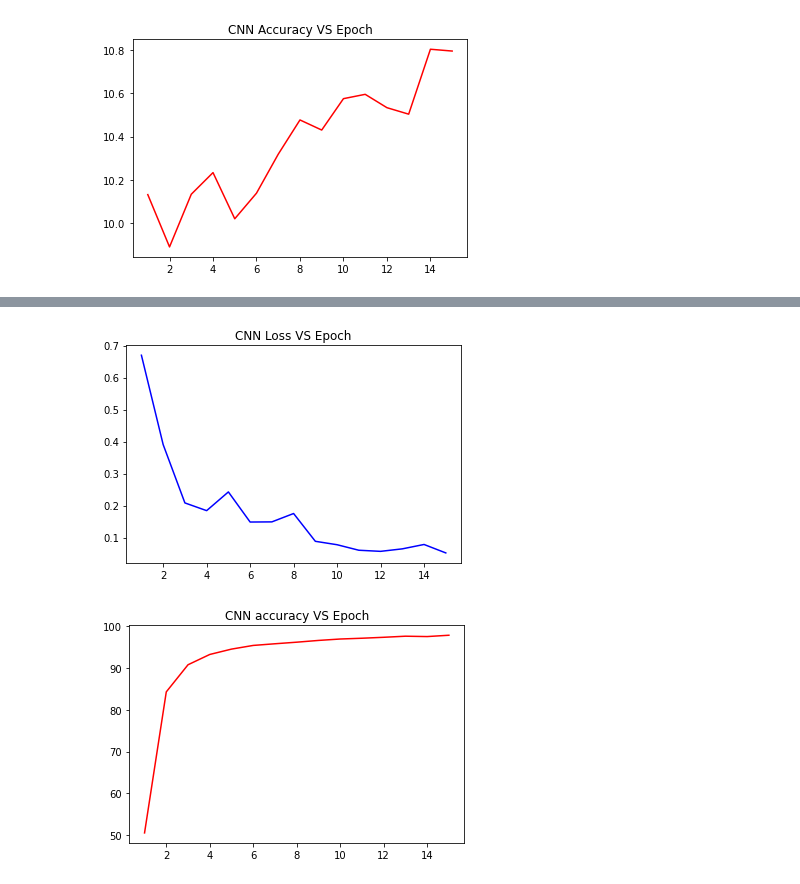
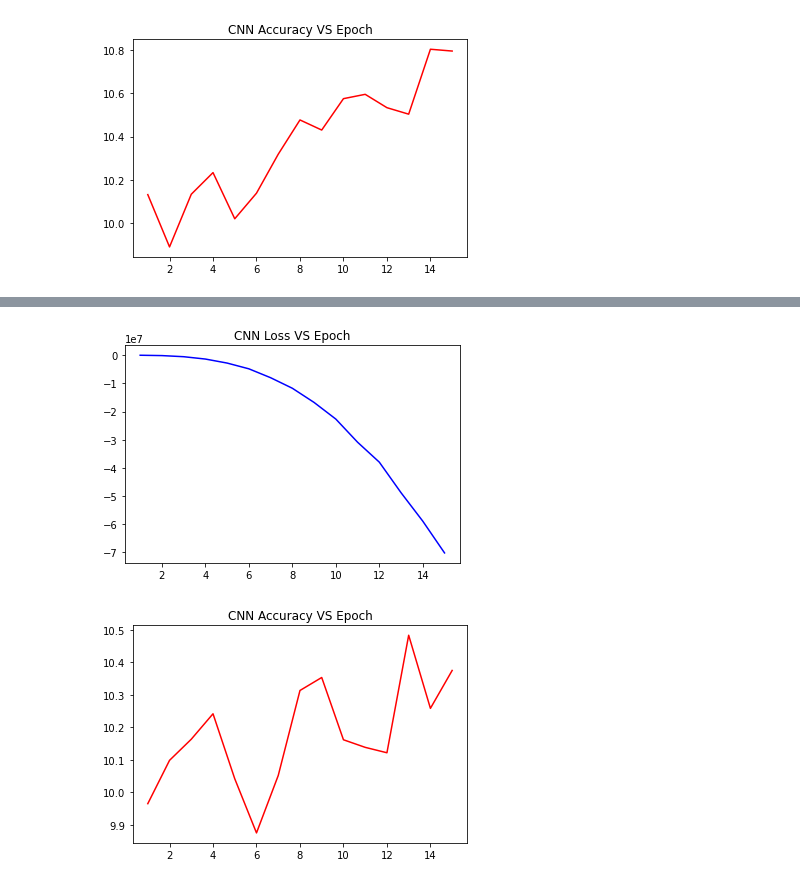
Before and after one commit to DineshchandarR/CPSC-8430-Deep-Learning-001, a Jupyter notebook: HW1/HW1.1_RandomMinist.ipynb, the cells around one changed output, grey strips where cells are left out. Drawn from its saved outputs; the diff is of its cells as text; code cells hidden in the pictures.

```diff
--- a/HW1/HW1.1_RandomMinist.ipynb
+++ b/HW1/HW1.1_RandomMinist.ipynb
@@ -89,10 +97,20 @@ class CNN1(nn.Module):
+# %%
+class RandMnist (nn.Module):
+    def __init__(self,) :
+        super(RandMnist,self).__init__()
+        self.fc1 = nn.Linear(784, 100) #((I/P - Filter + 2*Pad)/Stride)+1
+        self.fc2 = nn.Linear(100, 10)
+    def forward(self, x):
+        x = F.relu(self.fc1(x))        #Fully Connected NN
+        x = self.fc2(x)               #O/P Layer
+        return x
 # %%
-cnn1 = CNN1()
+rmnist = RandMnist()
 loss_func = nn.CrossEntropyLoss()
-optimizer = torch.optim.Adam(cnn1.parameters(), lr=learning_rate, weight_decay = weight_decay_val)
+optimizer = torch.optim.Adam(rmnist.parameters(), lr=learning_rate) #, weight_decay = weight_decay_val)
 
 a=[]
-for i in cnn1.parameters():
+for i in rmnist.parameters():
     a.append(torch.numel(i))
 print('Total no of parameters in Model 1:', np.sum(a),)
 # %% [output]
@@ -267,12 +452,11 @@ class CNN2(nn.Module):
         return x
 # %%
-cnn2 = CNN2()
+rmnist3 = RandMnist3()
 loss_func = nn.CrossEntropyLoss()
-optimizer = torch.optim.Adam(cnn2.parameters(), lr=learning_rate, weight_decay = weight_decay_val)
+optimizer = torch.optim.Adam(rmnist3.parameters(), lr=0.005325277529448175)
 
 a=[]
-
-for i in cnn2.parameters():
+for i in rmnist3.parameters():
     a.append(torch.numel(i))
-print('Total no of parameters in Model 2:', np.sum(a),)
+print('Total no of parameters in Model 1:', np.sum(a),)
 # %% [output]
@@ -299,0 +464,2 @@ Max Epoch Reached
+# %%
+train_epoch,train_losses,train_acc,test_losses,netTest_acc1Arr=testFunc(rmnist3,1500)
@@ -300,14 +484,14 @@ Max Epoch Reached
 # %%
 #plot
-plt.plot(train_epoch2,train_losses2,color="blue")
+plt.plot(train_epoch,train_losses,color="blue")
 plt.title('CNN Loss VS Epoch')
 plt.show()
 # %% [output]
-[figure, old version]
+[figure, new version]
 # %%
 #plot
-plt.plot(train_epoch2,train_acc2,color="red")
-plt.title('CNN accuracy VS Epoch')
+plt.plot(train_epoch,train_acc,color="red")
+plt.title('CNN Accuracy VS Epoch')
 plt.show()
 # %% [output]
-[figure, old version]
+[figure, new version]
```
Also changed, not shown: parts of 41 cells of this notebook, 1 other file.
